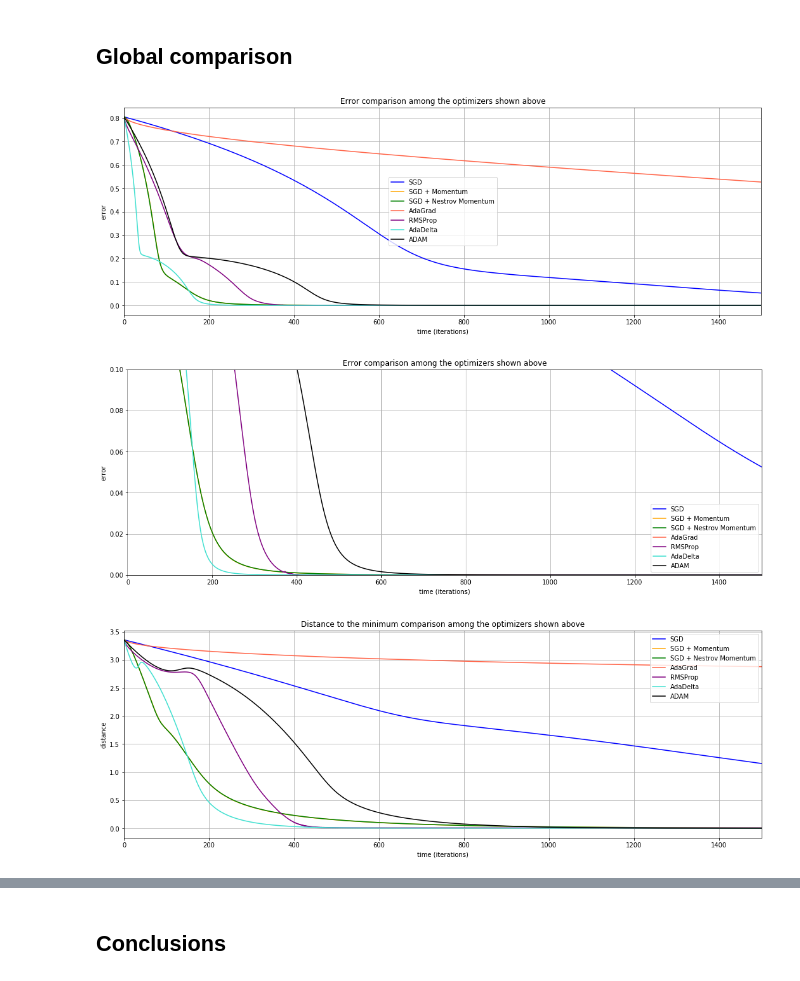
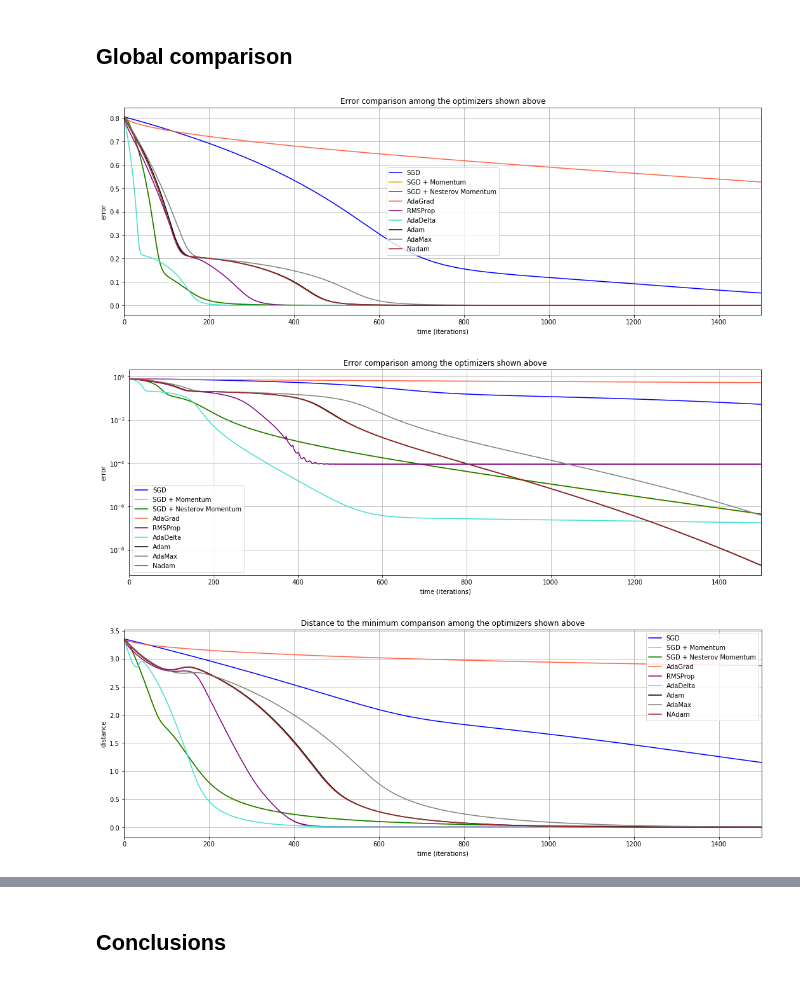
Before and after one commit to ivallesp/awesome-optimizers, a Jupyter notebook: Report.ipynb, the cells around one changed output, grey strips where cells are left out. Saved outputs shown, nothing was run; the diff lists cells and outputs as text; code cells hidden in the pictures.

Commit message:
Add AdaMax and NAdam

```diff
--- a/Report.ipynb
+++ b/Report.ipynb
@@ -530,54 +653,59 @@ plot_cinematics_charts(xs_adam, ys_adam)
 plt.figure(figsize=[18,6])
 plt.plot(errors_sgd, color="b")
 plt.plot(errors_momentum, color="orange")
-plt.plot(errors_nestrov, color="green")
+plt.plot(errors_nesterov, color="green")
 plt.plot(errors_adagrad, color="tomato")
 plt.plot(errors_rmsprop, color="purple")
 plt.plot(errors_adadelta, color="turquoise")
 plt.plot(errors_adam, color="k")
+plt.plot(errors_adamax, color="grey")
+plt.plot(errors_nadam, color="brown")
 plt.title("Error comparison among the optimizers shown above")
 plt.ylabel("error")
 plt.xlabel("time (iterations)")
-plt.legend(labels=["SGD", "SGD + Momentum", "SGD + Nestrov Momentum", "AdaGrad", "RMSProp", "AdaDelta", "ADAM"])
+plt.legend(labels=["SGD", "SGD + Momentum", "SGD + Nesterov Momentum", "AdaGrad", "RMSProp", "AdaDelta", "Adam", "AdaMax", "Nadam"])
 plt.xlim([0,iterations])
 plt.grid()
 plt.show()
 
 plt.figure(figsize=[18,6])
-plt.plot(errors_sgd, color="b")
-plt.plot(errors_momentum, color="orange")
-plt.plot(errors_nestrov, color="green")
-plt.plot(errors_adagrad, color="tomato")
-plt.plot(errors_rmsprop, color="purple")
-plt.plot(errors_adadelta, color="turquoise")
-plt.plot(errors_adam, color="k")
+plt.semilogy(errors_sgd, color="b")
+plt.semilogy(errors_momentum, color="orange")
+plt.semilogy(errors_nesterov, color="green")
+plt.semilogy(errors_adagrad, color="tomato")
+plt.semilogy(errors_rmsprop, color="purple")
+plt.semilogy(errors_adadelta, color="turquoise")
+plt.semilogy(errors_adam, color="k")
+plt.semilogy(errors_adamax, color="grey")
+plt.semilogy(errors_nadam, color="brown")
 plt.title("Error comparison among the optimizers shown above")
 plt.ylabel("error")
 plt.xlabel("time (iterations)")
-plt.legend(labels=["SGD", "SGD + Momentum", "SGD + Nestrov Momentum", "AdaGrad", "RMSProp", "AdaDelta", "ADAM"])
+plt.legend(labels=["SGD", "SGD + Momentum", "SGD + Nesterov Momentum", "AdaGrad", "RMSProp", "AdaDelta", "Adam", "AdaMax", "Nadam"])
 plt.xlim([0,iterations])
-plt.ylim([0,0.1])
 plt.grid()
 plt.show()
 
 plt.figure(figsize=[18,6])
 plt.plot(distance_sgd, color="b")
 plt.plot(distance_momentum, color="orange")
-plt.plot(distance_nestrov, color="green")
+plt.plot(distance_nesterov, color="green")
 plt.plot(distance_adagrad, color="tomato")
 plt.plot(distance_rmsprop, color="purple")
 plt.plot(distance_adadelta, color="turquoise")
 plt.plot(distance_adam, color="k")
+plt.plot(distance_adamax, color="grey")
+plt.plot(distance_nadam, color="brown")
 plt.title("Distance to the minimum comparison among the optimizers shown above")
 plt.ylabel("distance")
 plt.xlabel("time (iterations)")
-plt.legend(labels=["SGD", "SGD + Momentum", "SGD + Nestrov Momentum", "AdaGrad", "RMSProp", "AdaDelta", "ADAM"])
+plt.legend(labels=["SGD", "SGD + Momentum", "SGD + Nesterov Momentum", "AdaGrad", "RMSProp", "AdaDelta", "Adam","AdaMax", "NAdam"])
 plt.xlim([0,iterations])
 plt.grid()
 plt.show()
 # %% [output]
-[figure, old version]
+[figure, new version]
-[figure, old version]
+[figure, new version]
-[figure, old version]
+[figure, new version]
 # %%
 trajectories_dict={"SGD": (xs_sgd, ys_sgd, "b"),
```
Also changed, not shown: parts of 33 cells of this notebook, 5 other files.
